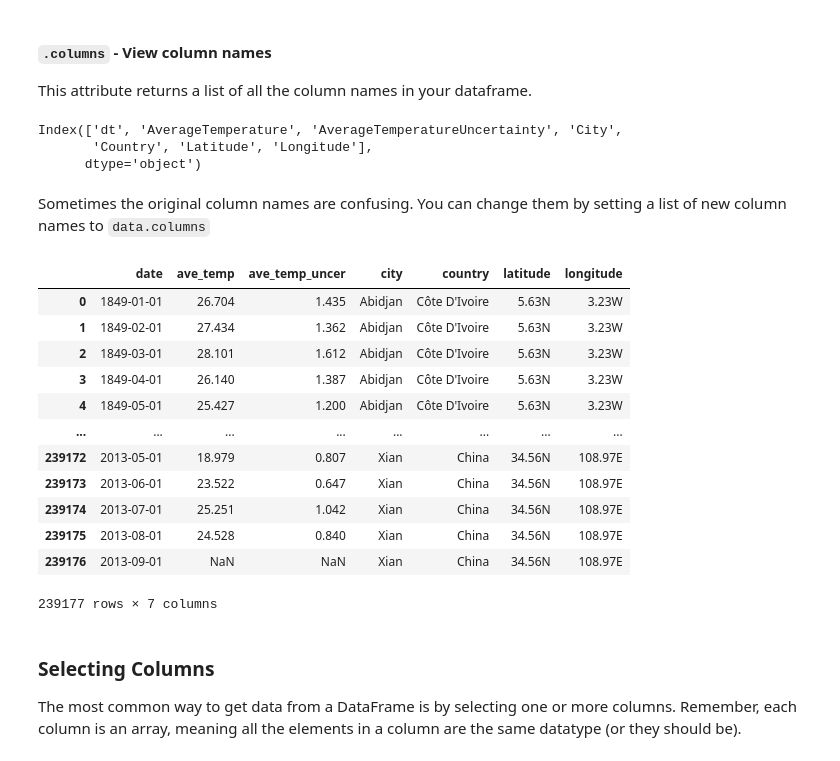
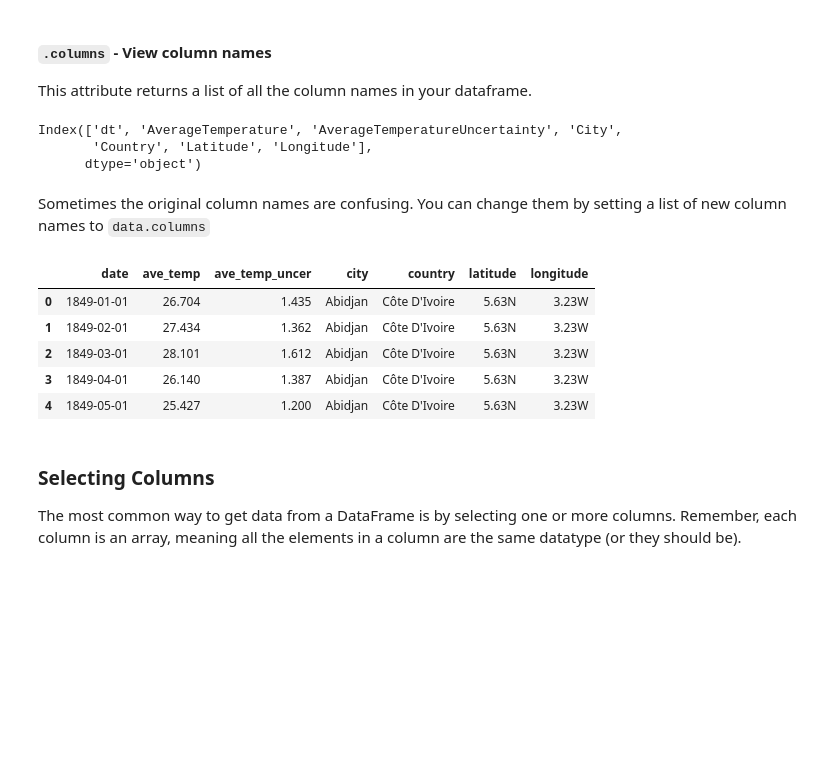
Before and after one commit to ekle12/big-data-camp, a Jupyter notebook: Instructor Notebooks/2_Exploring_Wrangling_instructor.ipynb, the cells around one changed output. Saved outputs shown, nothing was run; the diff lists cells and outputs as text; code cells hidden in the pictures; blank space fills up the shorter version.

```diff
--- a/Instructor Notebooks/2_Exploring_Wrangling_instructor.ipynb
+++ b/Instructor Notebooks/2_Exploring_Wrangling_instructor.ipynb
@@ -169,31 +186,28 @@ You can think of the data frame from two perspectives: columns and rows. Columns
 #### `.columns` - View column names
 
 This attribute returns a list of all the column names in your dataframe.
-# %%
-global_temps.columns
-# %% [output]
-Index(['dt', 'AverageTemperature', 'AverageTemperatureUncertainty', 'City',
-       'Country', 'Latitude', 'Longitude'],
-      dtype='object')
+# %%
+###
+global_temps.columns
+###
+# %% [output]
+Index(['dt', 'AverageTemperature', 'AverageTemperatureUncertainty', 'City',
+       'Country', 'Latitude', 'Longitude'],
+      dtype='object')
 # %% [markdown]
 Sometimes the original column names are confusing. You can change them by setting a list of new column names to `data.columns`
 # %%
+###
 global_temps.columns = ['date', 'ave_temp', 'ave_temp_uncer', 'city', 'country', 'latitude', 'longitude']
-global_temps
+###
+global_temps.head()
 # %% [output]
 |  | date | ave_temp | ave_temp_uncer | city | country | latitude | longitude |
 | 0 | 1849-01-01 | 26.704 | 1.435 | Abidjan | Côte D'Ivoire | 5.63N | 3.23W |
 | 1 | 1849-02-01 | 27.434 | 1.362 | Abidjan | Côte D'Ivoire | 5.63N | 3.23W |
 | 2 | 1849-03-01 | 28.101 | 1.612 | Abidjan | Côte D'Ivoire | 5.63N | 3.23W |
 | 3 | 1849-04-01 | 26.140 | 1.387 | Abidjan | Côte D'Ivoire | 5.63N | 3.23W |
 | 4 | 1849-05-01 | 25.427 | 1.200 | Abidjan | Côte D'Ivoire | 5.63N | 3.23W |
-| ... | ... | ... | ... | ... | ... | ... | ... |
-| 239172 | 2013-05-01 | 18.979 | 0.807 | Xian | China | 34.56N | 108.97E |
-| 239173 | 2013-06-01 | 23.522 | 0.647 | Xian | China | 34.56N | 108.97E |
-| 239174 | 2013-07-01 | 25.251 | 1.042 | Xian | China | 34.56N | 108.97E |
-| 239175 | 2013-08-01 | 24.528 | 0.840 | Xian | China | 34.56N | 108.97E |
-| 239176 | 2013-09-01 | NaN | NaN | Xian | China | 34.56N | 108.97E |
-239177 rows × 7 columns
 # %% [markdown]
 ### Selecting Columns
 
```
Also changed, not shown: parts of 28 cells of this notebook.
